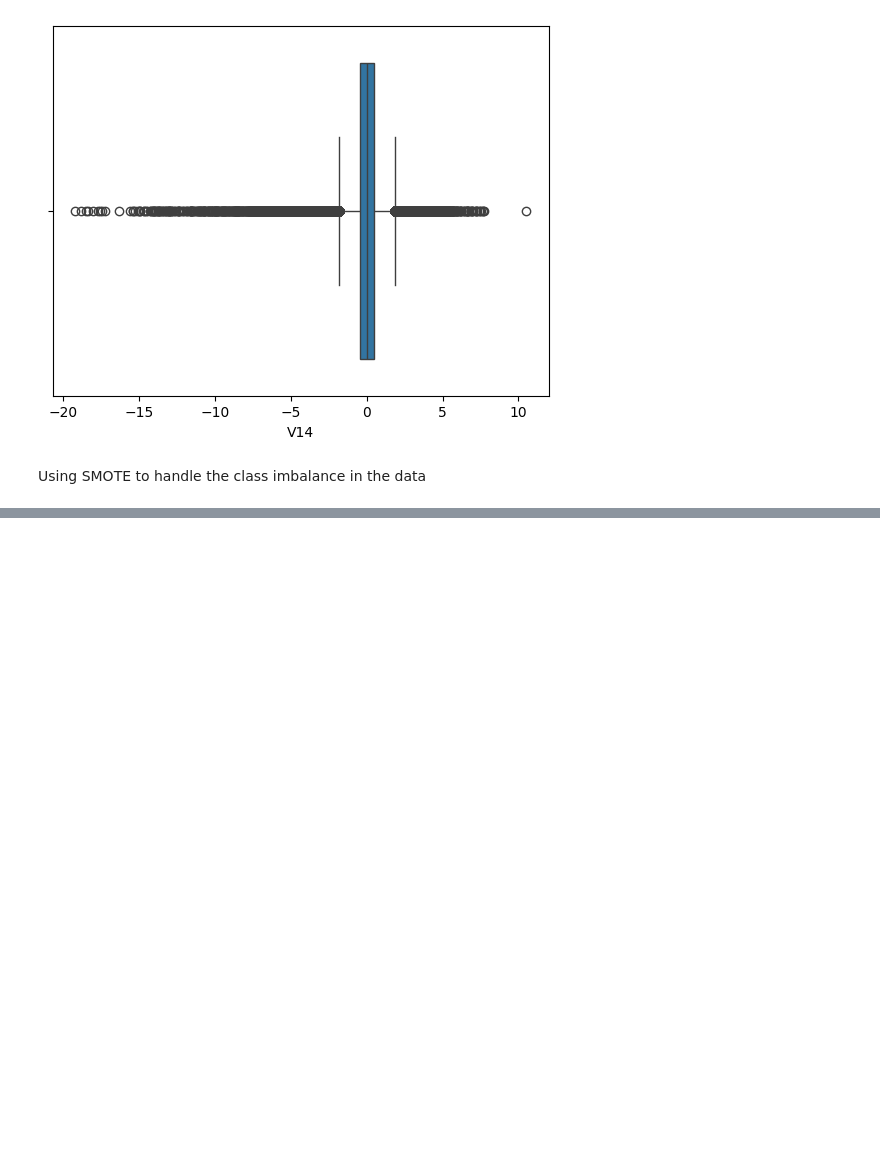
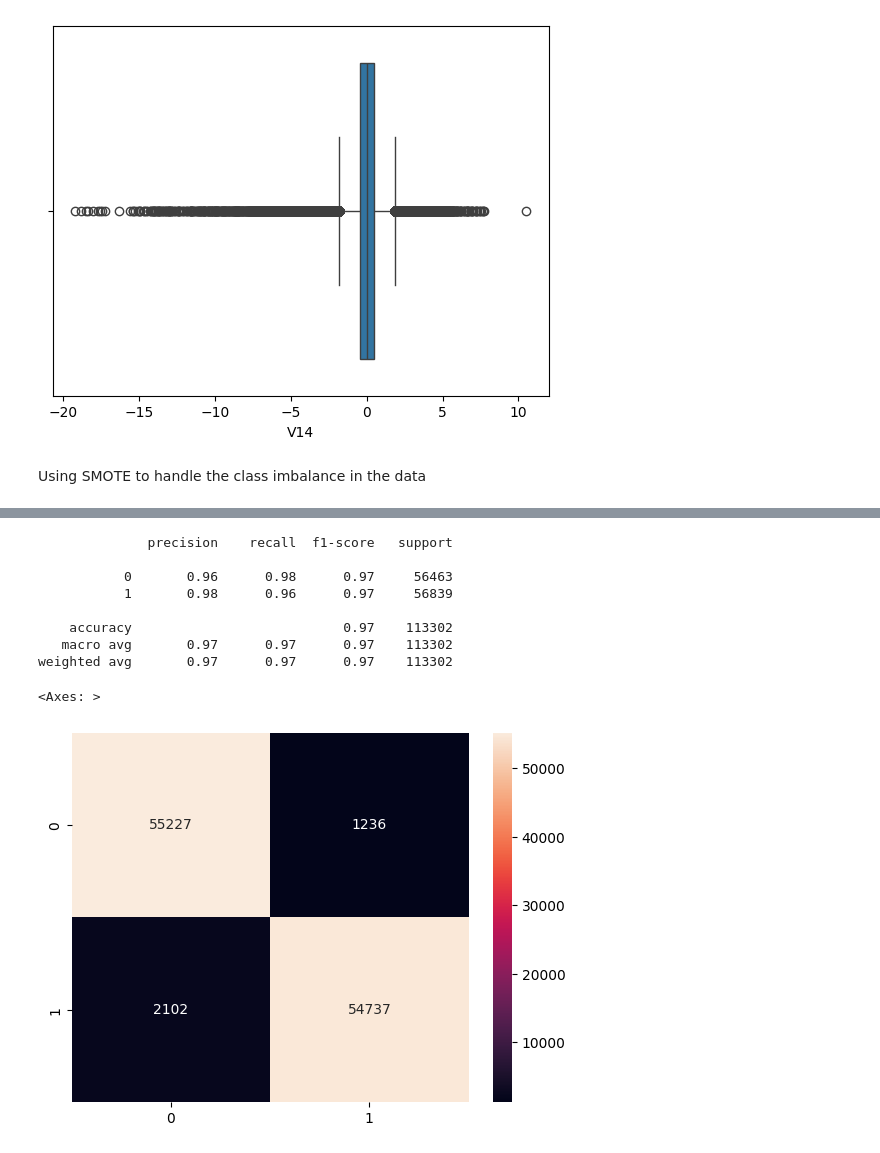
Before and after one commit to jerinpious/CCFraud-LogisticRegressionm, a Jupyter notebook: CreditCardLogisticR.ipynb, the cells around one changed output, grey strips where cells are left out. Saved outputs shown, nothing was run; the diff lists cells and outputs as text; code cells hidden in the pictures; blank space fills up the shorter version.

Commit message:
model with scikit

```diff
--- a/CreditCardLogisticR.ipynb
+++ b/CreditCardLogisticR.ipynb
@@ -204,0 +189,4 @@ Name: count, dtype: int64
+# %%
+from sklearn.model_selection import train_test_split
+
+X_train, X_test, y_train, y_test = train_test_split(X_resampled, y_resampled, test_size=0.2, random_state= 42)
@@ -204,0 +226,5 @@ Name: count, dtype: int64
+# %%
+from sklearn.linear_model import LogisticRegression
+
+model = LogisticRegression()
+model.fit(X_train,y_train)
@@ -204,0 +240,19 @@ Name: count, dtype: int64
+# %%
+from sklearn.metrics import classification_report, confusion_matrix
+
+y_pred = model.predict(X_test)
+print(classification_report(y_test,y_pred))
+
+cm = confusion_matrix(y_test,y_pred)
+sns.heatmap(cm,annot=True, fmt='d')
+# %% [output]
+              precision    recall  f1-score   support
+
+           0       0.96      0.98      0.97     56463
+           1       0.98      0.96      0.97     56839
+
+    accuracy                           0.97    113302
+   macro avg       0.97      0.97      0.97    113302
+weighted avg       0.97      0.97      0.97    113302
+<Axes: >
+[figure, added]
```
Also changed, not shown: parts of 11 cells of this notebook.
